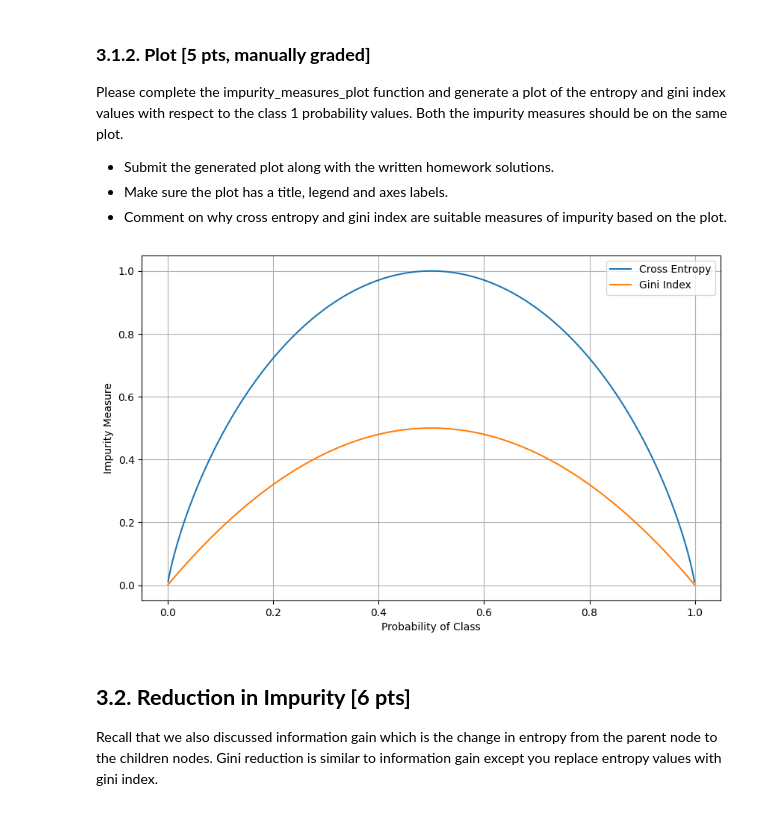
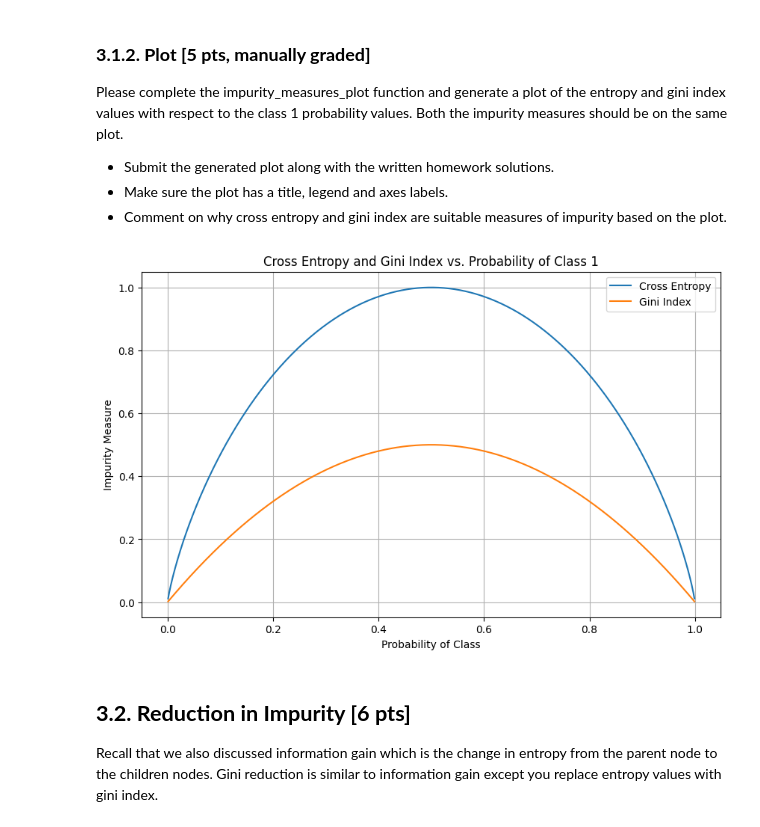
Before and after one commit to alan-w25/cis-5190, a Jupyter notebook: hw/hw2/coding/CIS_5190_Alan_Wu_HW2_Student_Version.ipynb, the cells around one changed output. Drawn from its saved outputs; the diff is of its cells as text; code cells hidden in the pictures.

```diff
--- a/hw/hw2/coding/CIS_5190_Alan_Wu_HW2_Student_Version.ipynb
+++ b/hw/hw2/coding/CIS_5190_Alan_Wu_HW2_Student_Version.ipynb
@@ -1014,34 +1014,35 @@ def impurity_measures_plot():
     Plots the cross entropy and gini index values with respect to the probability values of class 1.
 
     Args:
 
     Returns:
 
     Notes:
         1. Please do not change the provided code
         2. Both cross entropy and gini index should be on the same scatter plot
     '''
 
     prob_class1_arr = np.arange(1, 1000)/1000
     ce_arr = np.array([cross_entropy(p) for p in prob_class1_arr])
     gi_arr = np.array([gini_index(p) for p in prob_class1_arr])
 
     # TODO START: Complete the function
     plt.figure(figsize=(10,6))
     plt.plot(prob_class1_arr, ce_arr, label='Cross Entropy')
     plt.plot(prob_class1_arr, gi_arr, label='Gini Index')
     plt.xlabel('Probability of Class')
     plt.ylabel('Impurity Measure')
+    plt.title('Cross Entropy and Gini Index vs. Probability of Class 1')
     plt.grid()
     plt.legend()
     plt.show()
 
 
     # TODO END
 
 impurity_measures_plot()
 # %% [output]
-[figure, old version]
+[figure, new version]
 # %% [markdown]
 ## **3.2. Reduction in Impurity [6 pts]**
 
```
Also changed, not shown: parts of 22 cells of this notebook, 13 other files.
